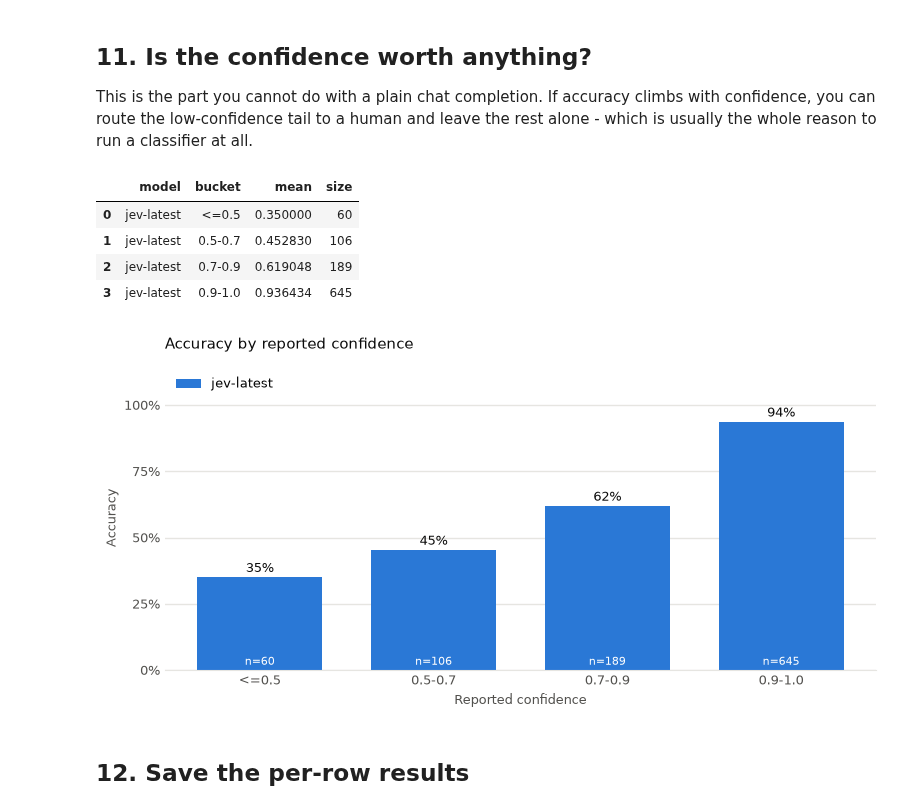
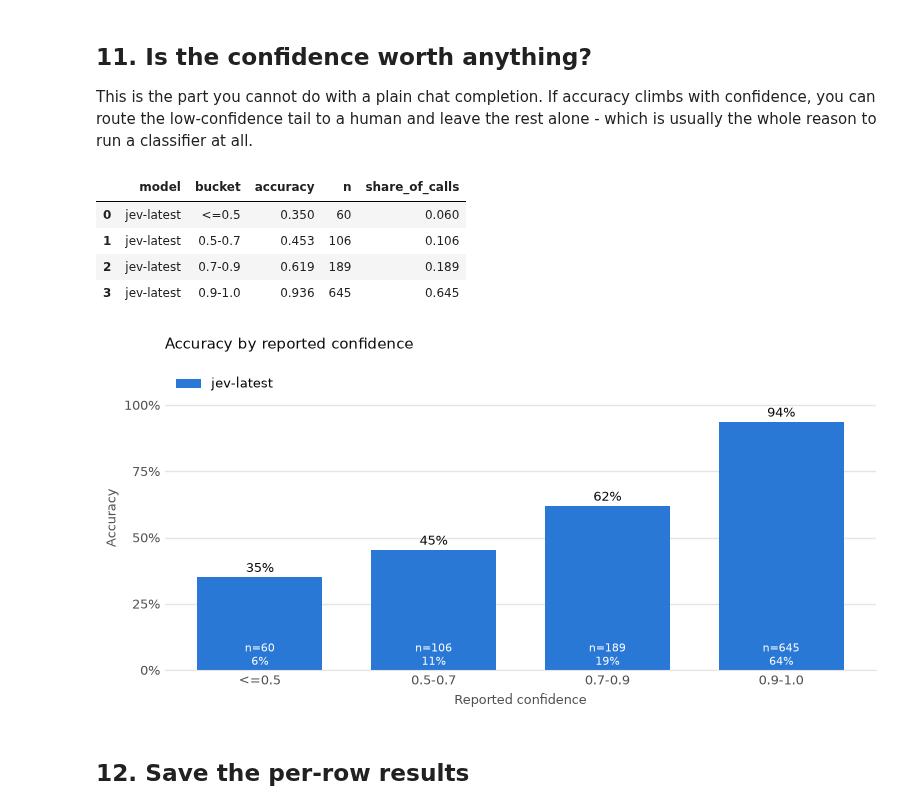
Before and after one commit to miptgirl/miptgirl_medium, a Jupyter notebook: jev/benchmark_banking77.ipynb, the cells around one changed output. Cells and saved outputs as stored; diff of their text form; code cells hidden in the pictures.

```diff
--- a/jev/benchmark_banking77.ipynb
+++ b/jev/benchmark_banking77.ipynb
@@ -399,6 +400,8 @@ precise figure.
 SPEED_SAMPLE = 20
 
 speed_rows = []
+speed_samples = {}  # keep every measurement so we can draw the distribution
+
 for model_name, call in MODELS.items():
     latencies = []
     for record in tqdm(records[:SPEED_SAMPLE], desc=model_name):
@@ -412,16 +415,17 @@ for model_name, call in MODELS.items():
     if not latencies:
         continue
 
-    latencies.sort()
+    speed_samples[model_name] = latencies
+    ordered = sorted(latencies)
     speed_rows.append(
         {
             "model": model_name,
-            "calls": len(latencies),
-            "mean_s": round(sum(latencies) / len(latencies), 2),
-            "median_s": round(latencies[len(latencies) // 2], 2),
-            "p90_s": round(latencies[int(len(latencies) * 0.9)], 2),
-            "min_s": round(latencies[0], 2),
-            "max_s": round(latencies[-1], 2),
+            "calls": len(ordered),
+            "mean_s": round(sum(ordered) / len(ordered), 2),
+            "median_s": round(ordered[len(ordered) // 2], 2),
+            "p90_s": round(ordered[int(len(ordered) * 0.9)], 2),
+            "min_s": round(ordered[0], 2),
+            "max_s": round(ordered[-1], 2),
         }
     )
 
@@ -525,16 +556,24 @@ else:
     )
     calibration = (
         frame.groupby(["model", "bucket"], observed=False)["correct"]
-        .agg(["mean", "size"])
+        .agg(accuracy="mean", n="size")
         .reset_index()
     )
+
+    # what fraction of each model's calls landed in this bucket
+    calibration["share_of_calls"] = calibration["n"] / calibration.groupby(
+        "model"
+    )["n"].transform("sum")
+    calibration["accuracy"] = calibration["accuracy"].round(3)
+    calibration["share_of_calls"] = calibration["share_of_calls"].round(3)
+
     display(calibration)
 # %% [output]
-|  | model | bucket | mean | size |
-| 0 | jev-latest | <=0.5 | 0.350000 | 60 |
-| 1 | jev-latest | 0.5-0.7 | 0.452830 | 106 |
-| 2 | jev-latest | 0.7-0.9 | 0.619048 | 189 |
-| 3 | jev-latest | 0.9-1.0 | 0.936434 | 645 |
+|  | model | bucket | accuracy | n | share_of_calls |
+| 0 | jev-latest | <=0.5 | 0.350 | 60 | 0.060 |
+| 1 | jev-latest | 0.5-0.7 | 0.453 | 106 | 0.106 |
+| 2 | jev-latest | 0.7-0.9 | 0.619 | 189 | 0.189 |
+| 3 | jev-latest | 0.9-1.0 | 0.936 | 645 | 0.645 |
 # %%
 if confident:
     fig, ax = plt.subplots(figsize=(8, 4))
@@ -546,37 +585,40 @@ if confident:
         subset = calibration[calibration["model"] == model_name].set_index("bucket")
         subset = subset.reindex(buckets)
         positions = [b + i * width for b in range(len(buckets))]
         ax.bar(
-            positions, subset["mean"].fillna(0), width=width * 0.9,
+            positions, subset["accuracy"].fillna(0), width=width * 0.9,
             color=["#2a78d6", "#eb6834", "#1baf7a"][i % 3], label=model_name,
         )
-        for position, value, size in zip(positions, subset["mean"], subset["size"].fillna(0)):
+        for position, value, size, share in zip(
+            positions, subset["accuracy"], subset["n"].fillna(0),
+            subset["share_of_calls"].fillna(0),
+        ):
             if size:
                 ax.text(position, value + 0.02, f"{value:.0%}", ha="center",
                         color="#0b0b0b", fontsize=9)
-                ax.text(position, 0.02, f"n={int(size)}", ha="center",
+                ax.text(position, 0.02, f"n={int(size)}\n{share:.0%}", ha="center",
                         color="#ffffff", fontsize=8)
 
     ax.set_xticks([b + width * (len(models) - 1) / 2 for b in range(len(buckets))])
     ax.set_xticklabels(buckets)
     ax.set_xlabel("Reported confidence", color="#52514e", fontsize=9)
     ax.set_ylabel("Accuracy", color="#52514e", fontsize=9)
     ax.set_ylim(0, 1.15)
     ax.set_yticks([0, 0.25, 0.5, 0.75, 1.0])
     ax.set_yticklabels(["0%", "25%", "50%", "75%", "100%"])
     ax.yaxis.grid(True, color="#e6e5e1", linewidth=1)
     ax.set_axisbelow(True)
     ax.tick_params(colors="#52514e", labelsize=9, length=0)
     for side in ("top", "right", "left"):
         ax.spines[side].set_visible(False)
     ax.spines["bottom"].set_color("#e6e5e1")
     ax.legend(frameon=False, fontsize=9, loc="upper left", ncol=3)
     ax.set_title("Accuracy by reported confidence", color="#0b0b0b",
                  fontsize=11, loc="left", pad=12)
     fig.tight_layout()
     plt.show()
 # %% [output]
-[figure, old version]
+[figure, new version]
 # %% [markdown]
 ## 12. Save the per-row results
 # %%
```
Also changed, not shown: parts of 4 cells of this notebook, 2 other files.
